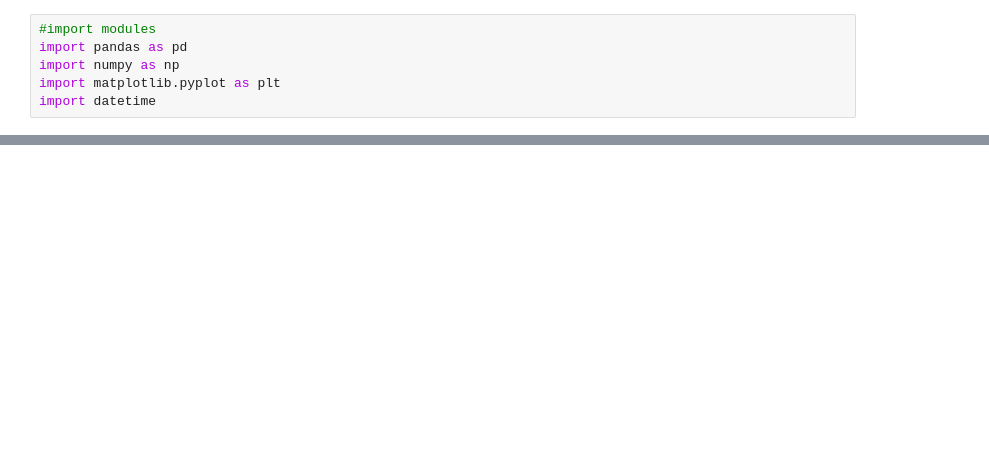
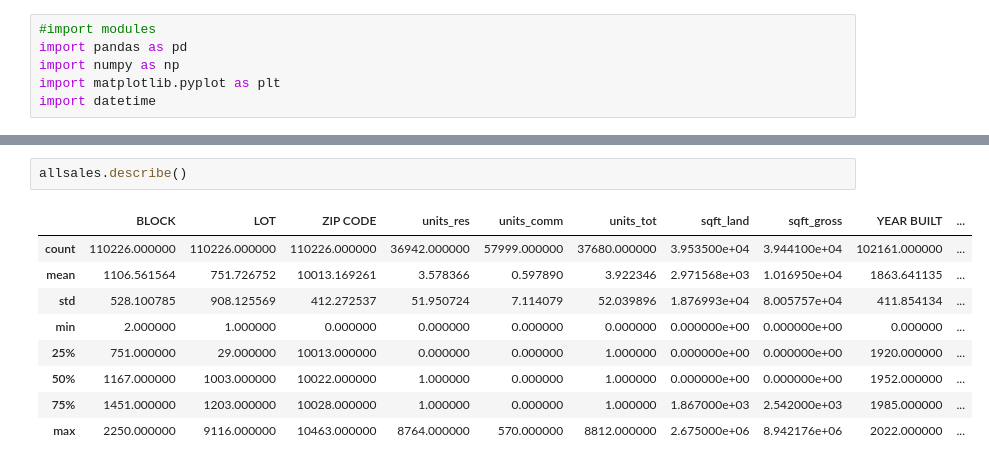
Before and after one commit to lprockop/MastersThesis, a Jupyter notebook: Data/DataCleaning.ipynb, the cells around one changed output, grey strips where cells are left out. Drawn from its saved outputs; the diff is of its cells as text; blank space fills up the shorter version.

```diff
--- a/Data/DataCleaning.ipynb
+++ b/Data/DataCleaning.ipynb
@@ -317,0 +164,12 @@ new.to_csv('new.csv')
+# %%
+allsales.describe()
+# %% [output]
+|  | BLOCK | LOT | ZIP CODE | units_res | units_comm | units_tot | sqft_land | sqft_gross | YEAR BUILT | ... |
+| count | 110226.000000 | 110226.000000 | 110226.000000 | 36942.000000 | 57999.000000 | 37680.000000 | 3.953500e+04 | 3.944100e+04 | 102161.000000 | ... |
+| mean | 1106.561564 | 751.726752 | 10013.169261 | 3.578366 | 0.597890 | 3.922346 | 2.971568e+03 | 1.016950e+04 | 1863.641135 | ... |
+| std | 528.100785 | 908.125569 | 412.272537 | 51.950724 | 7.114079 | 52.039896 | 1.876993e+04 | 8.005757e+04 | 411.854134 | ... |
+| min | 2.000000 | 1.000000 | 0.000000 | 0.000000 | 0.000000 | 0.000000 | 0.000000e+00 | 0.000000e+00 | 0.000000 | ... |
+| 25% | 751.000000 | 29.000000 | 10013.000000 | 0.000000 | 0.000000 | 1.000000 | 0.000000e+00 | 0.000000e+00 | 1920.000000 | ... |
+| 50% | 1167.000000 | 1003.000000 | 10022.000000 | 1.000000 | 0.000000 | 1.000000 | 0.000000e+00 | 0.000000e+00 | 1952.000000 | ... |
+| 75% | 1451.000000 | 1203.000000 | 10028.000000 | 1.000000 | 0.000000 | 1.000000 | 1.867000e+03 | 2.542000e+03 | 1985.000000 | ... |
+| max | 2250.000000 | 9116.000000 | 10463.000000 | 8764.000000 | 570.000000 | 8812.000000 | 2.675000e+06 | 8.942176e+06 | 2022.000000 | ... |
```
Also changed, not shown: parts of 50 cells of this notebook, 17 other files.
